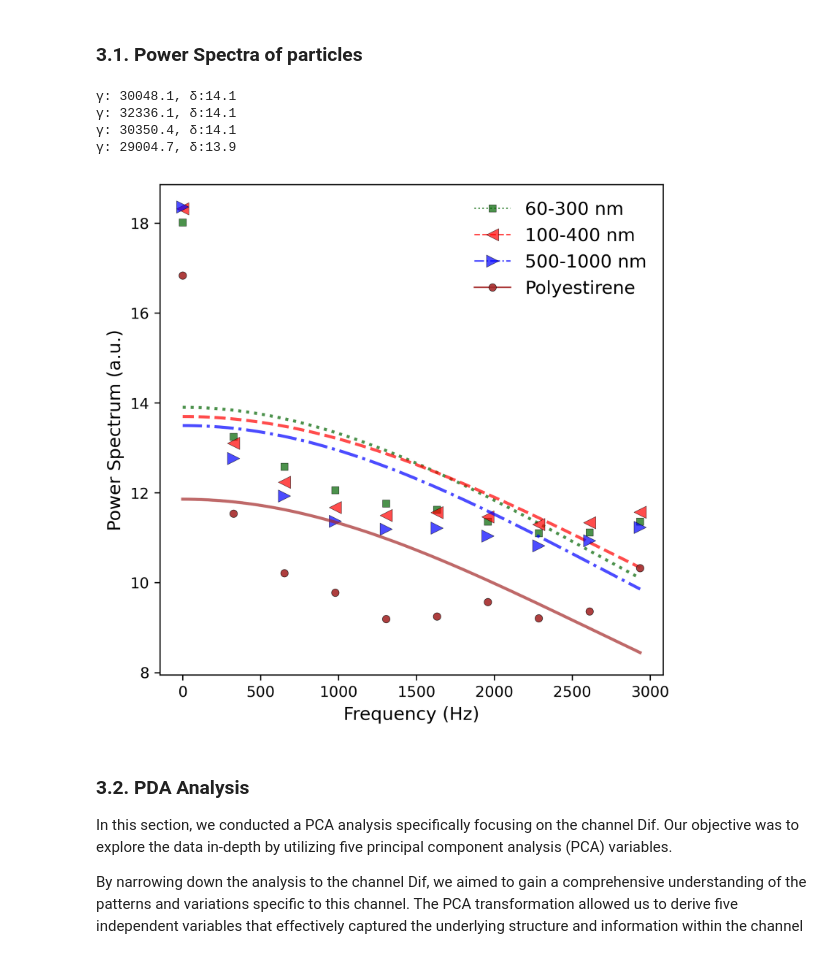
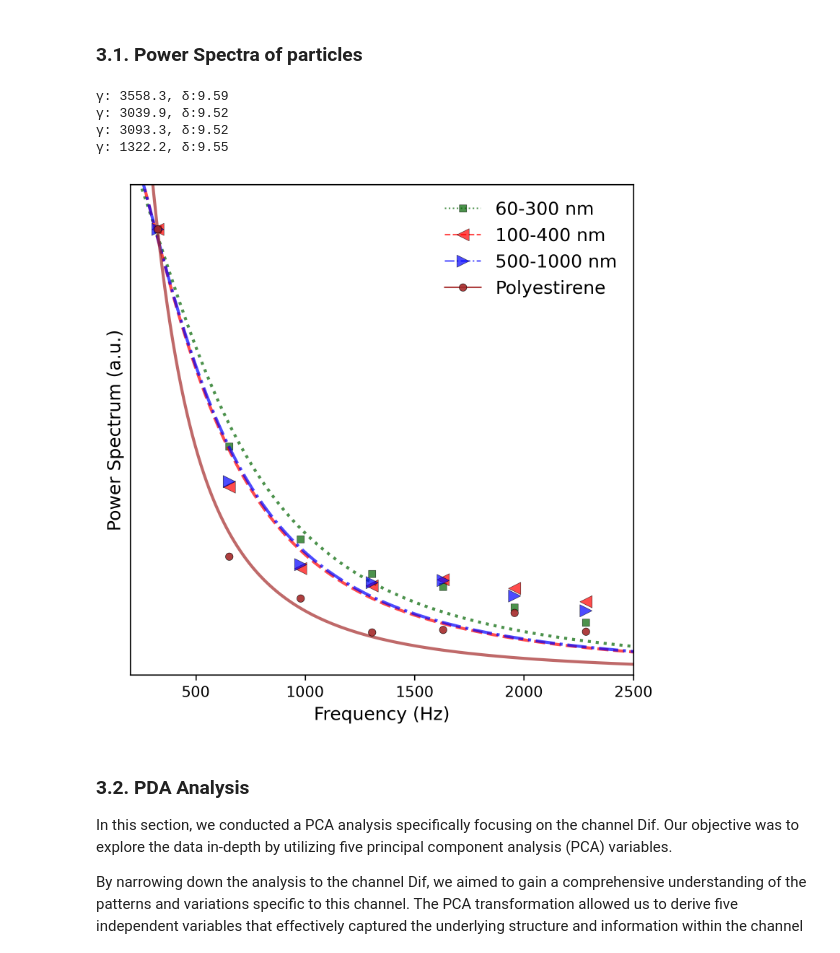
Before and after one commit to davidalejandromiranda/fedsa_public, a Jupyter notebook: data_processing.ipynb, the cells around one changed output. Drawn from its saved outputs; the diff is of its cells as text; code cells hidden in the pictures.

```diff
--- a/data_processing.ipynb
+++ b/data_processing.ipynb
@@ -23,38 +23,44 @@ from scipy.optimize import curve_fit
 def fitting_function(w, a, b):
     return a / (w**2 + b)
 
-def get_fitting_params(f, y, maxfev=10000, ftol=1e-10, xtol=1e-10, method='trf', verbose=True):
-    #bounds = ([0.1e6, 0], [100e6, 1000])
-    p, covariance = curve_fit(fitting_function, 2*np.pi*f, y, ftol=ftol, xtol=xtol, method=method, maxfev=maxfev)#, bounds=bounds)
-    #p, covariance = curve_fit(fitting_function, 2*np.pi*f, y, ftol=ftol, xtol=xtol, maxfev=maxfev)#, bounds=bounds)
+def get_fitting_params(f, y, maxfev=10000, ftol=1e-10, xtol=1e-9, method='trf', verbose=True):
+    p, covariance = curve_fit(fitting_function, 2*np.pi*f, y, ftol=ftol, xtol=xtol, method=method, maxfev=maxfev)
     if verbose:
         a, b = p
-        print(f'γ: {np.sqrt(p[1]):0.1f}, δ:{np.log(np.pi * p[0]/np.sqrt(p[1])):0.3g}')
+        print(f'γ: {np.sqrt(b):0.1f}, δ:{np.log(np.pi * a/np.sqrt(b)):0.3g}')
     return p, covariance
 # %%
 def get_power_spectrum_fitting(p, fmin=250, fmax=2500):
     a, b = p
-    ffit = np.linspace(fmin, fmax, 100000)
+    ffit = np.linspace(fmin, fmax, 1000)
     yfit = fitting_function(2*np.pi*ffit, a, b)
     return ffit, yfit
 # %%
-def plot_particles_power_spectrum(particles_data, particles_info, fontsize=12, dpi=300, fmin=0, fmax=2000, method='trf', maxfev=10000, verbose=True):
+def plot_particles_power_spectrum(particles_data, particles_info, show_error_bars=False, fontsize=12, dpi=300, fmin=0, fmax=2000, method='trf', maxfev=10000, verbose=True):
     x = particles_data['Frequency (Hz)']
     k = (x >= fmin) & (x < fmax)
     plt.figure(dpi=dpi, figsize=(6, 6))
     for args in particles_info:
-        y = np.log(particles_data[args['label']])
+        particle = args['label']
+        y = particles_data[particle]
+        ymax = max(y[k])
+        y /= ymax
+        ystd = particles_data[f'std({particle})']/ymax
         p, _ = get_fitting_params(x[k], y[k], maxfev=maxfev, method=method, verbose=verbose)
-        xfit, yfit = get_power_spectrum_fitting(p, fmin=min(x[k]), fmax=max(x[k]))
+        xfit, yfit = get_power_spectrum_fitting(p, fmin=fmin, fmax=fmax)
         plt.plot([], [], **args)
         plt.plot(xfit, yfit, color=args['markerfacecolor'], linestyle=args['linestyle'], alpha=0.7, lw=2)
+        if show_error_bars:
+            plt.vlines(x[k], y[k]-ystd[k], y[k]+ystd[k], colors=args['color'], lw=0.3)
         args['linestyle']='None'
         args['label']=None
         plt.plot(x[k], y[k],**args)
-    #plt.yticks([])
+    plt.yticks([])
     plt.xlabel('Frequency (Hz)', fontsize=fontsize)
     plt.ylabel('Power Spectrum (a.u.)', fontsize=fontsize)
     plt.axis()
+    plt.xlim(fmin, fmax)
+    plt.ylim(0, 1.1)
     _ = plt.legend(edgecolor='none', fontsize=fontsize)
 # %%
 def get_pca(df, columns, n_components=2, target_column='class'):
@@ -239,39 +245,39 @@ particles_info = [
             'markerfacecolor':'red',
             'markeredgecolor':'black',
             'markeredgewidth':0.3,
         },
         {
             'label':'500-1000 nm',
             'linestyle':'-.',
             'marker':'>',
             'markersize':8,
             'linewidth': 1,
             'color':'blue',
             'alpha':0.7,
             'markerfacecolor':'blue',
             'markeredgecolor':'black',
             'markeredgewidth':0.3,
         },
         {
             'label':'Polyestirene',
             'linestyle':'-',
             'marker':'o',
             'markersize':5,
             'linewidth': 1,
             'color':'brown',
             'alpha':0.9,
             'markerfacecolor':'brown',
             'markeredgecolor':'black',
             'markeredgewidth':0.3,
         },
     ]
-plot_particles_power_spectrum(particles_data, particles_info, fontsize=12, dpi=300, fmin=0, fmax=3e3, method='lm')
+plot_particles_power_spectrum(particles_data, particles_info, fontsize=12, dpi=300, fmin=200, fmax=2500, method='lm', show_error_bars=False)
 # %% [output]
-γ: 30048.1, δ:14.1
-γ: 32336.1, δ:14.1
-γ: 30350.4, δ:14.1
-γ: 29004.7, δ:13.9
+γ: 3558.3, δ:9.59
+γ: 3039.9, δ:9.52
+γ: 3093.3, δ:9.52
+γ: 1322.2, δ:9.55
-[figure, old version]
+[figure, new version]
 # %% [markdown]
 ### 3.2. PDA Analysis
 
```
Also changed, not shown: parts of 1 cell of this notebook.
